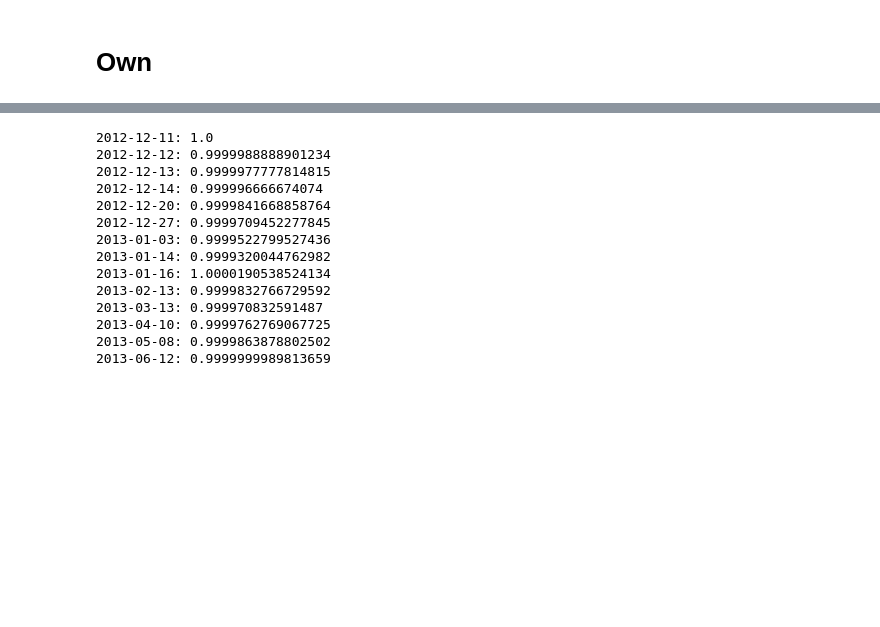
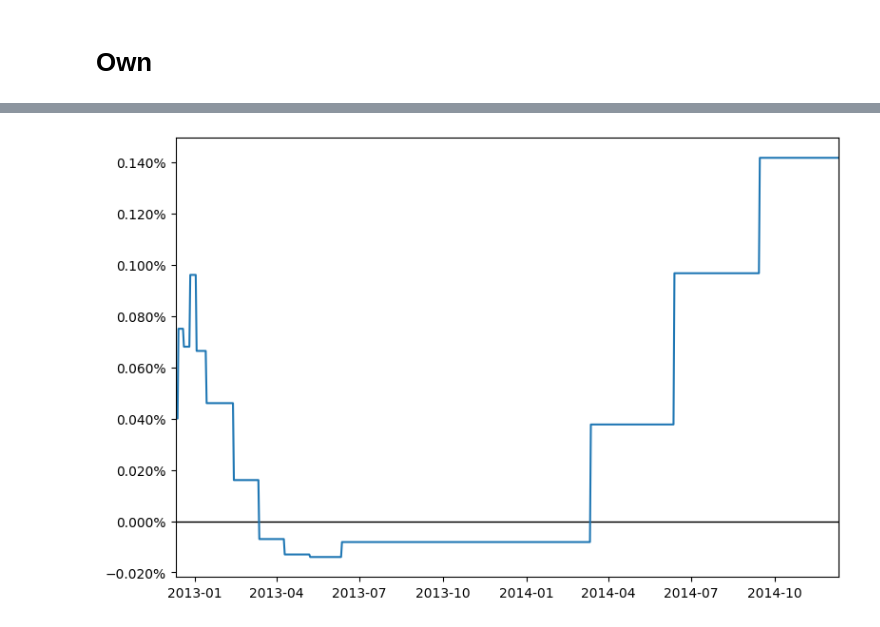
Before and after one commit to kroman-dev/interestRates, a Jupyter notebook: notebooks/AmetranoBianchetti.ipynb, the cells around one changed output, grey strips where cells are left out. Drawn from its saved outputs; the diff is of its cells as text; code cells hidden in the pictures; blank space fills up the shorter version.

```diff
--- a/notebooks/AmetranoBianchetti.ipynb
+++ b/notebooks/AmetranoBianchetti.ipynb
@@ -266,18 +312,12 @@ curve, convergenceStatus = CurveBootstrapping(
 # %%
-for _date in dates:
-    print(f"{_date}: {curve.getDiscountFactor(_date).realPart}")
+rates_c = [
+    curve.getForwardRate(periodStart=periodStart.to_date(), periodEnd=periodEnd.to_date()).realPart
+    for periodStart, periodEnd in zip(datesToPlot[:-1], datesToPlot[1:])
+]
+ax = plt.figure(figsize=(9, 6)).add_subplot(1, 1, 1)
+ax.axhline(0.0, linewidth=1, color="black")
+ax.set_xlim(min(datesToPlot).to_date(), max(datesToPlot).to_date())
+ax.yaxis.set_major_formatter(PercentFormatter(1.0))
+ax.plot_date([d.to_date() for d in datesToPlot[:-1]], rates_c, "-");
 # %% [output]
-2012-12-11: 1.0
-2012-12-12: 0.9999988888901234
-2012-12-13: 0.9999977777814815
-2012-12-14: 0.999996666674074
-2012-12-20: 0.9999841668858764
-2012-12-27: 0.9999709452277845
-2013-01-03: 0.9999522799527436
-2013-01-14: 0.9999320044762982
-2013-01-16: 1.0000190538524134
-2013-02-13: 0.9999832766729592
-2013-03-13: 0.999970832591487
-2013-04-10: 0.9999762769067725
-2013-05-08: 0.9999863878802502
-2013-06-12: 0.9999999989813659
+[figure, added]
```
Also changed, not shown: parts of 6 cells of this notebook, 7 other files.
